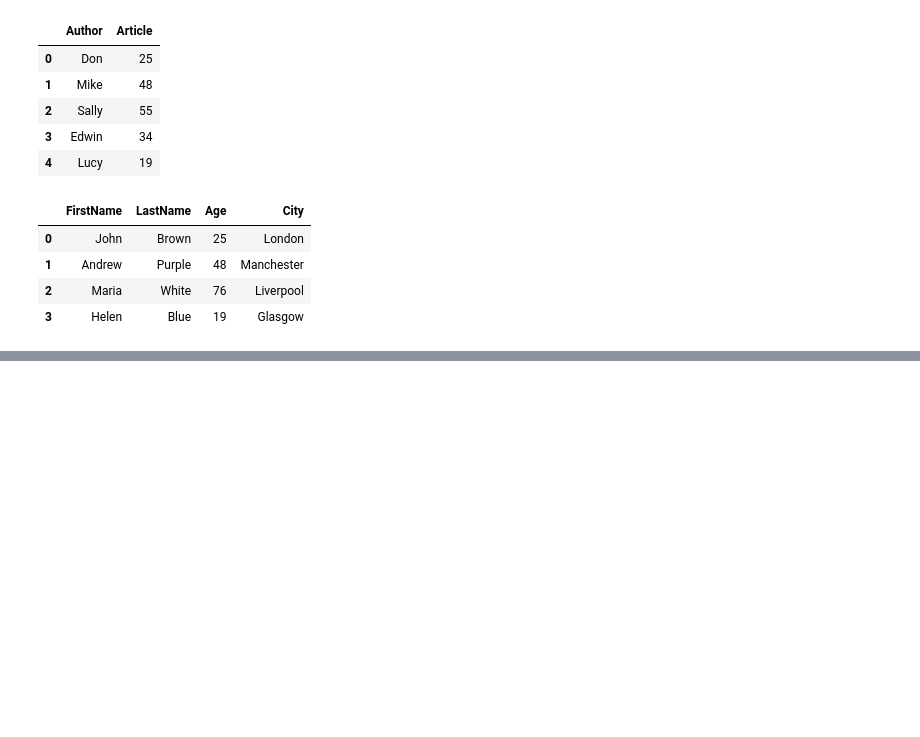
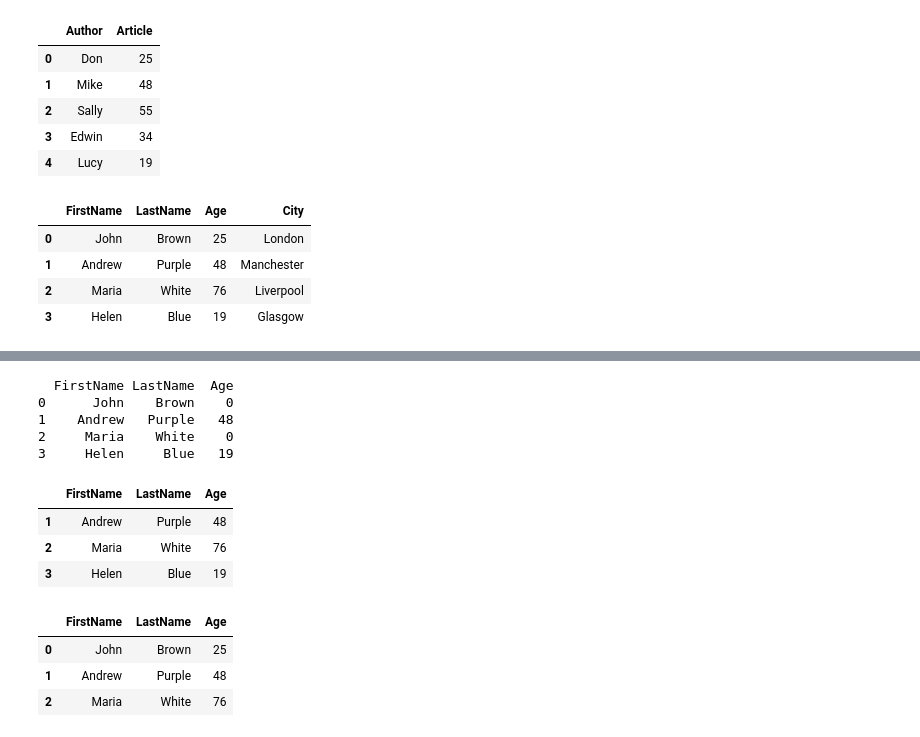
Before and after one commit to pavlekovic/Python-501, a Jupyter notebook: python-for-data/Pandas Intro.ipynb, the cells around one changed output, grey strips where cells are left out. Saved outputs shown, nothing was run; the diff lists cells and outputs as text; code cells hidden in the pictures; blank space fills up the shorter version.

```diff
--- a/python-for-data/Pandas Intro.ipynb
+++ b/python-for-data/Pandas Intro.ipynb
@@ -281,0 +366,27 @@ df
+# %%
+# What does .interpolate() do?
+# Python Pandas interpolate() method is used to fill NaN values in the DataFrame or Series
+# using various interpolation techniques to fill the missing values rather than hard-coding the value.
+
+# Create a dictionary
+dict = dict = [
+    {'FirstName': 'John', 'LastName': 'Brown', 'Age': np.nan},
+    {'FirstName': 'Andrew', 'LastName': 'Purple', 'Age': 48},
+    {'FirstName': 'Maria', 'LastName': 'White', 'Age': np.nan},
+    {'FirstName': 'Helen', 'LastName': 'Blue', 'Age': 19}
+]
+# Make it DF with DataFrame command
+df = pd.DataFrame(dict)
+
+df['Age'] = df.col.replace(0, np.nan)
+
+# to interpolate the missing values
+#d = df.infer_objects(copy=False)
+df.interpolate(method ='linear', limit_direction ='forward')
+print(df)
+# %% [output]
+  FirstName LastName  Age
+0      John    Brown    0
+1    Andrew   Purple   48
+2     Maria    White    0
+3     Helen     Blue   19
@@ -281,0 +395,47 @@ df
+# %%
+# Drop rows or columns
+
+# Create a dictionary
+dict = [
+    {'FirstName': 'John', 'LastName': 'Brown', 'Age': 25},
+    {'FirstName': 'Andrew', 'LastName': 'Purple', 'Age': 48},
+    {'FirstName': 'Maria', 'LastName': 'White', 'Age': 76},
+    {'FirstName': 'Helen', 'LastName': 'Blue', 'Age': 19}
+]
+# Make it DF with DataFrame command
+df = pd.DataFrame(dict)
+
+# To drop column Age
+newdf = df.drop('Age', axis='columns')
+newdf
+
+# To drop row 0
+newdf = df.drop(0, axis='index')
+newdf
+# %% [output]
+|  | FirstName | LastName | Age |
+| 1 | Andrew | Purple | 48 |
+| 2 | Maria | White | 76 |
+| 3 | Helen | Blue | 19 |
+# %%
+# Drop based on a threshold
+
+# Create a dictionary
+dict = [
+    {'FirstName': 'John', 'LastName': 'Brown', 'Age': 25},
+    {'FirstName': 'Andrew', 'LastName': 'Purple', 'Age': 48},
+    {'FirstName': 'Maria', 'LastName': 'White', 'Age': 76},
+    {'FirstName': 'Helen', 'LastName': 'Blue', 'Age': 19}
+]
+# Make it DF with DataFrame command
+df = pd.DataFrame(dict)
+
+# define a condition
+df = df[df.Age > 19]
+
+df
+# %% [output]
+|  | FirstName | LastName | Age |
+| 0 | John | Brown | 25 |
+| 1 | Andrew | Purple | 48 |
+| 2 | Maria | White | 76 |
```
Also changed, not shown: parts of 7 cells of this notebook.
